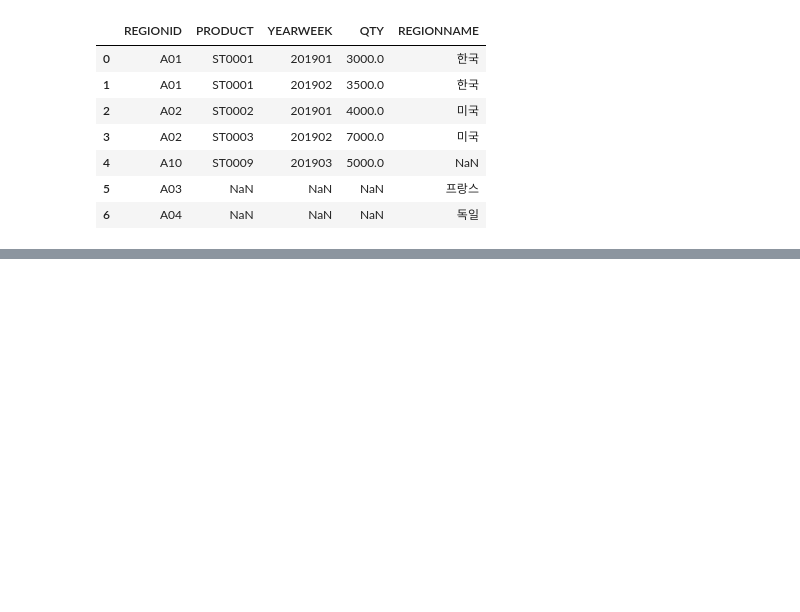
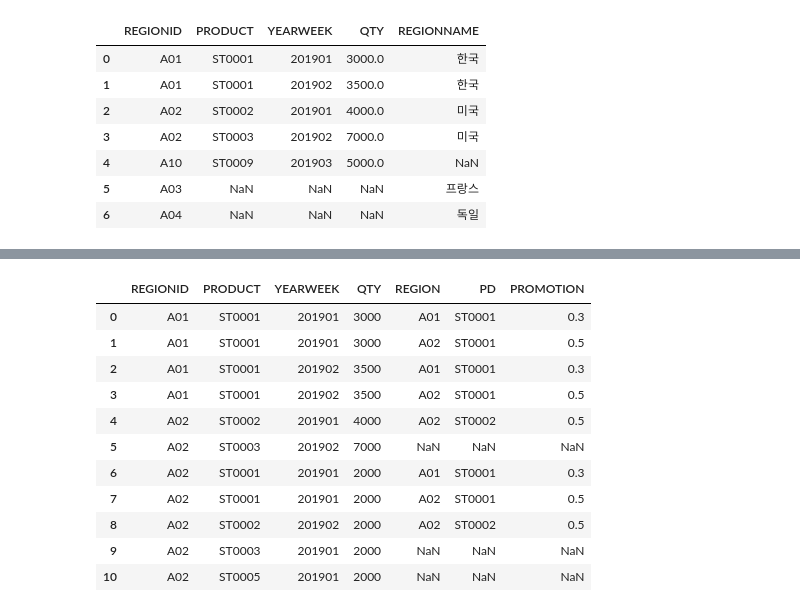
Before and after one commit to ki-ottl/python, a Jupyter notebook: Session05 - 데이터 분석 및 데이터 전처리/09. 데이터 병합하기(join).ipynb, the cells around one changed output, grey strips where cells are left out. Saved outputs shown, nothing was run; the diff lists cells and outputs as text; code cells hidden in the pictures; blank space fills up the shorter version.

```diff
--- a/Session05 - 데이터 분석 및 데이터 전처리/09. 데이터 병합하기(join).ipynb
+++ b/Session05 - 데이터 분석 및 데이터 전처리/09. 데이터 병합하기(join).ipynb
@@ -163,0 +349,8 @@ mergeResult4
+# %%
+row1 = ["A02", "ST0001", 201901 , 2000]
+row2 = ["A02", "ST0002", 201902 , 2000]
+row3 = ["A02", "ST0003", 201901 , 2000]
+row4 = ["A02", "ST0005", 201901 , 2000]
+# %%
+newData = pd.DataFrame( [row1, row2, row3, row4], columns = joinSellout.columns )
+newData
@@ -163,0 +363,4 @@ mergeResult4
+# %%
+unionData = joinSellout.append(newData) # union 개념
+unionData = unionData.reset_index(drop=True)
+unionData
@@ -163,0 +377,7 @@ mergeResult4
+# %%
+row1 = ["A01", "ST0001", 0.3]
+row2 = ["A02", "ST0001", 0.5]
+row3 = ["A02", "ST0002", 0.5]
+row4 = ["A99", "ST0099", 0.9]
+promoData = pd.DataFrame([row1, row2, row3, row4], columns=["REGION", "PD", "PROMOTION"])
+promoData
@@ -163,0 +390,20 @@ mergeResult4
+# %%
+mergeResult = pd.merge(left = unionData,
+                       right = promoData,
+                       left_on= "PRODUCT",
+                       right_on = "PD",
+                       how="left")
+mergeResult # 키를 오설정하여, 데이터가 증폭되었다.
+# %% [output]
+|  | REGIONID | PRODUCT | YEARWEEK | QTY | REGION | PD | PROMOTION |
+| 0 | A01 | ST0001 | 201901 | 3000 | A01 | ST0001 | 0.3 |
+| 1 | A01 | ST0001 | 201901 | 3000 | A02 | ST0001 | 0.5 |
+| 2 | A01 | ST0001 | 201902 | 3500 | A01 | ST0001 | 0.3 |
+| 3 | A01 | ST0001 | 201902 | 3500 | A02 | ST0001 | 0.5 |
+| 4 | A02 | ST0002 | 201901 | 4000 | A02 | ST0002 | 0.5 |
+| 5 | A02 | ST0003 | 201902 | 7000 | NaN | NaN | NaN |
+| 6 | A02 | ST0001 | 201901 | 2000 | A01 | ST0001 | 0.3 |
+| 7 | A02 | ST0001 | 201901 | 2000 | A02 | ST0001 | 0.5 |
+| 8 | A02 | ST0002 | 201902 | 2000 | A02 | ST0002 | 0.5 |
+| 9 | A02 | ST0003 | 201901 | 2000 | NaN | NaN | NaN |
+| 10 | A02 | ST0005 | 201901 | 2000 | NaN | NaN | NaN |
```
Also changed, not shown: parts of 38 cells of this notebook.
